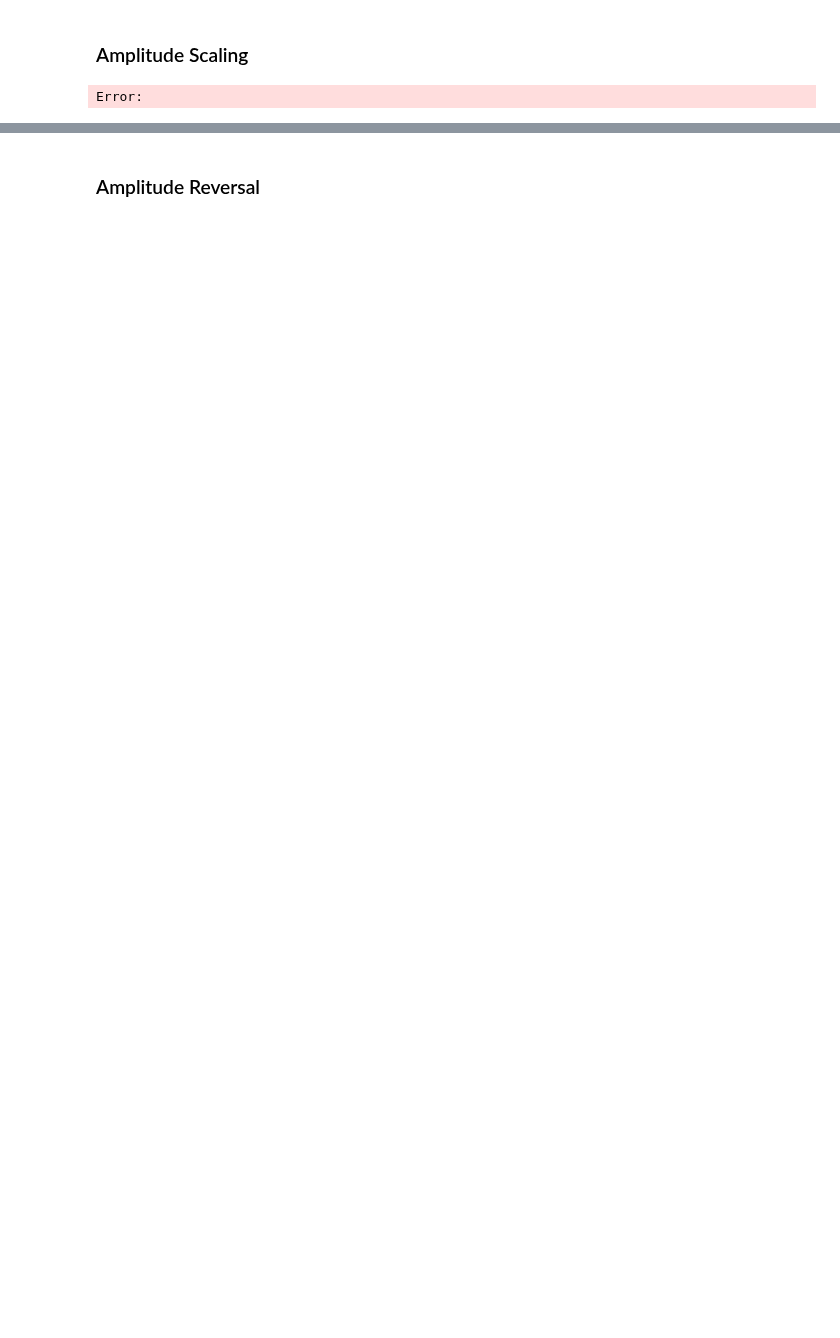
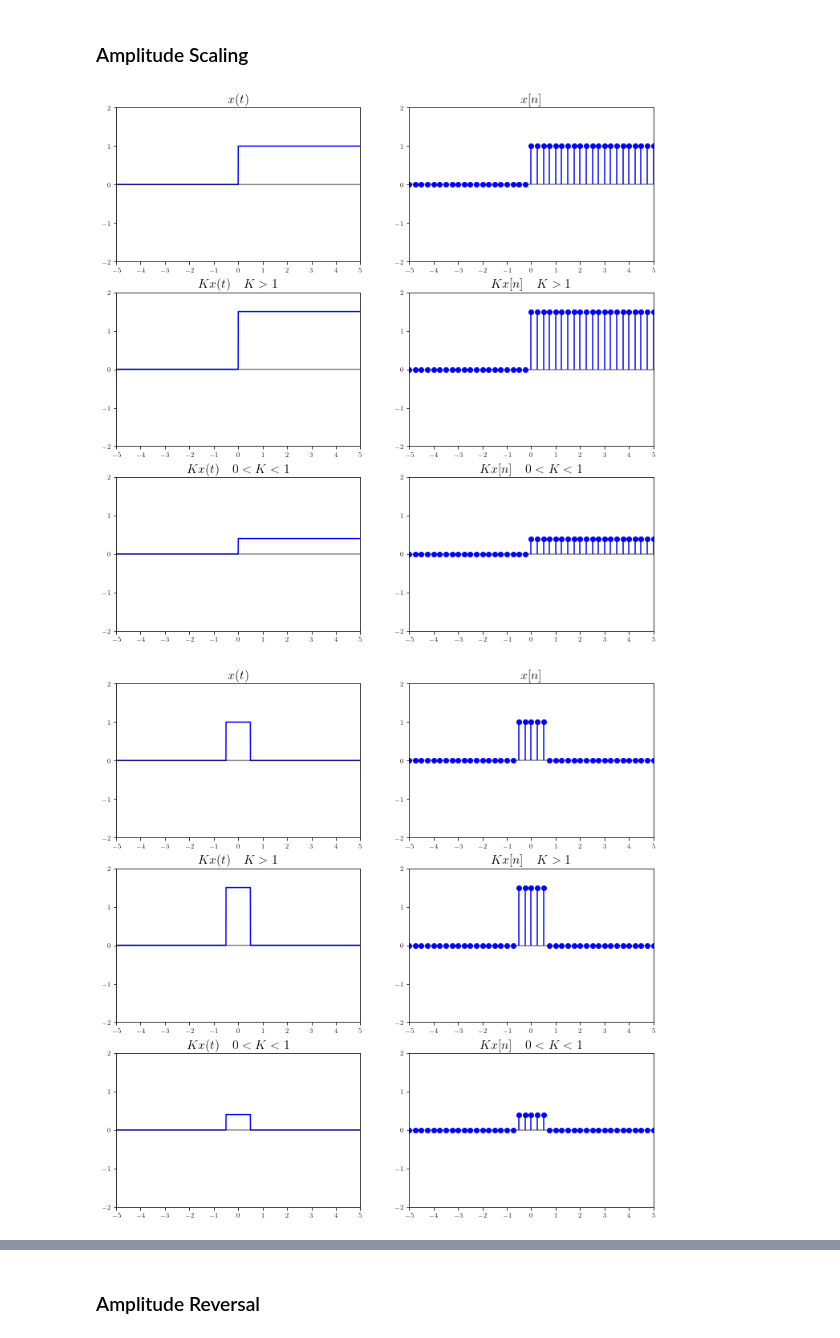
Before and after one commit to tmquan/ivcl, a Jupyter notebook: _sources/courses/dsp/systems.ipynb, the cells around one changed output, grey strips where cells are left out. Drawn from its saved outputs; the diff is of its cells as text; code cells hidden in the pictures; blank space fills up the shorter version.

```diff
--- a/_sources/courses/dsp/systems.ipynb
+++ b/_sources/courses/dsp/systems.ipynb
@@ -354,8 +368,8 @@ for f in funcs[:5]:
     if f is not delta:
         mpl_axes_plot(ax[0][0], f, (t, -20, 20), color='b')
     else:
-        mpl_axes_stem(ax[0][0], f, (t, -20, 20, 0.25), linefmt='b', markerfmt=' ')
-        ax[0][0].scatter(0, 1, color='b', marker='^', s=100)
+        mpl_axes_stem(ax[0][0], f, (t, -20, 20, 0.25), linefmt='m', markerfmt=' ')
+        ax[0][0].scatter(0, 1, color='m', marker='^', s=100)
     ax[0][0].set_xlim(-5, 5, 1)
     ax[0][0].set_ylim(-2, 2, 1)
     ax[0][0].set_title(r'$x(t)$', fontsize=16)
@@ -366,35 +380,36 @@ for f in funcs[:5]:
     ax[0][1].set_ylim(-2, 2, 1)
     ax[0][1].set_title(r'$x[n]$', fontsize=16)
 
     if f is not delta:
         mpl_axes_plot(ax[1][0], 1.5*f, (t, -20, 20), color='b')
     else:
-        mpl_axes_stem(ax[1][0], 1.5*f, (t, -20, 20, 0.25), linefmt='b', markerfmt=' ')
-        ax[1][0].scatter(0, 1.5*1, color='b', marker='^', s=100)
+        mpl_axes_stem(ax[1][0], 1.5*f, (t, -20, 20, 0.25), linefmt='m', markerfmt=' ')
+        ax[1][0].scatter(0, 1.5*1, color='m', marker='^', s=100)
     ax[1][0].set_xlim(-5, 5, 1)
     ax[1][0].set_ylim(-2, 2, 1)
     ax[1][0].set_title(r'$Kx(t) \quad K>1$', fontsize=16)
 
     mpl_axes_stem(ax[1][1], 1.5*f, (t, -20, 20, 0.25), linefmt='b', markerfmt='bo')
     ax[1][1].set_xlim(-5, 5, 1)
     ax[1][1].set_ylim(-2, 2, 1)
     ax[1][1].set_title(r'$Kx[n] \quad K>1$', fontsize=16)
 
     if f is not delta:
         mpl_axes_plot(ax[2][0], 0.4*f, (t, -20, 20), color='b')
     else:
-        mpl_axes_stem(ax[2][0], 0.4*f, (t, -20, 20, 0.25), linefmt='b', markerfmt=' ')
-        ax[2][0].scatter(0, 0.4*1, color='b', marker='^', s=100)
+        mpl_axes_stem(ax[2][0], 0.4*f, (t, -20, 20, 0.25), linefmt='m', markerfmt=' ')
+        ax[2][0].scatter(0, 0.4*1, color='m', marker='^', s=100)
     ax[2][0].set_xlim(-5, 5, 1)
     ax[2][0].set_ylim(-2, 2, 1)
     ax[2][0].set_title(r'$Kx(t) \quad 0<K<1$', fontsize=16)
 
 
     mpl_axes_stem(ax[2][1], 0.4*f, (t, -20, 20, 0.25), linefmt='b', markerfmt='bo')
     ax[2][1].set_xlim(-5, 5, 1)
     ax[2][1].set_ylim(-2, 2, 1)
     ax[2][1].set_title(r'$Kx[n] \quad 0<K<1$', fontsize=16)
 
     plt.show()
 # %% [output]
-Error:
+[figure, added]
+[figure, added]
```
Also changed, not shown: parts of 15 cells of this notebook, 39 other files.
